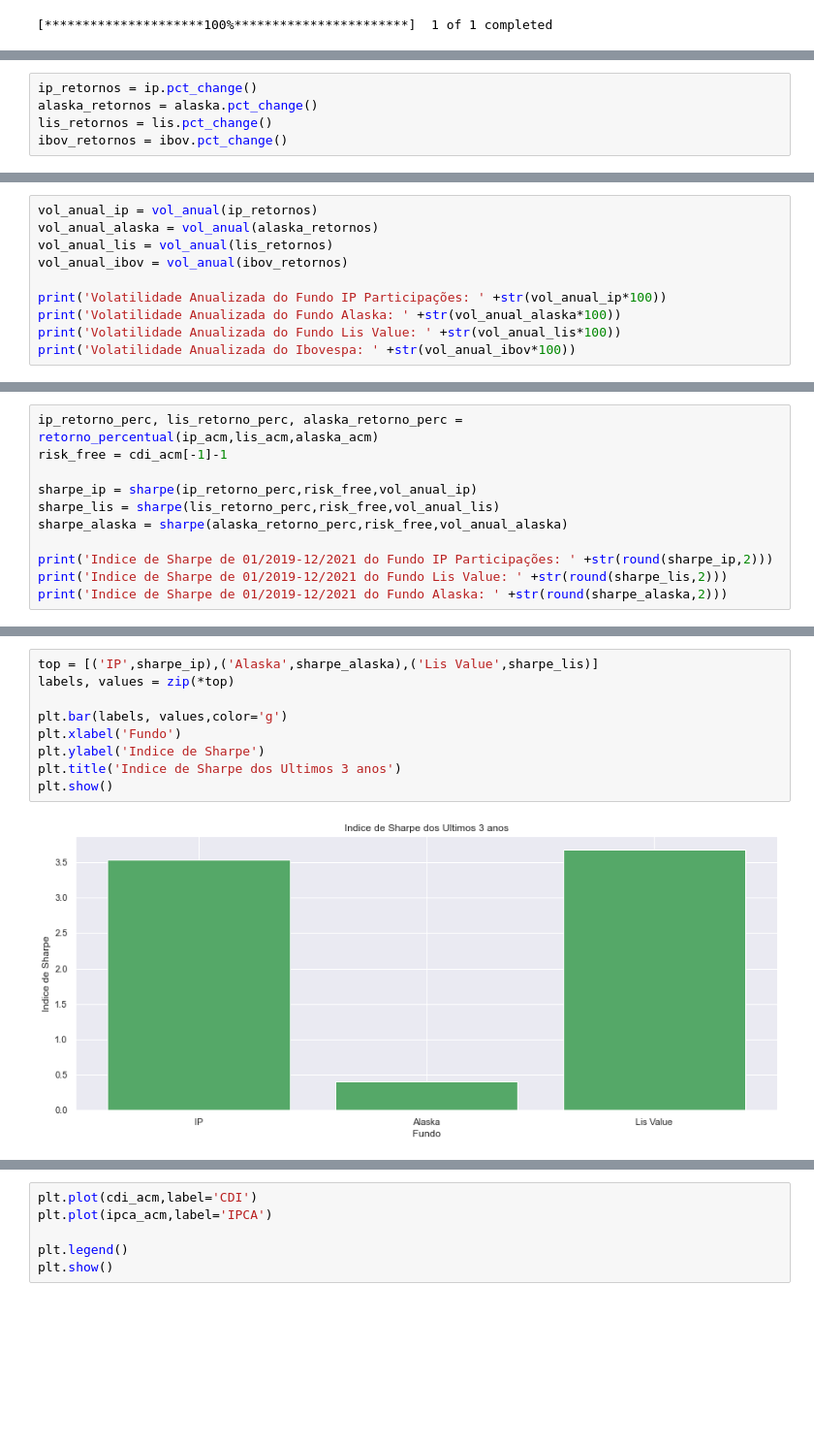
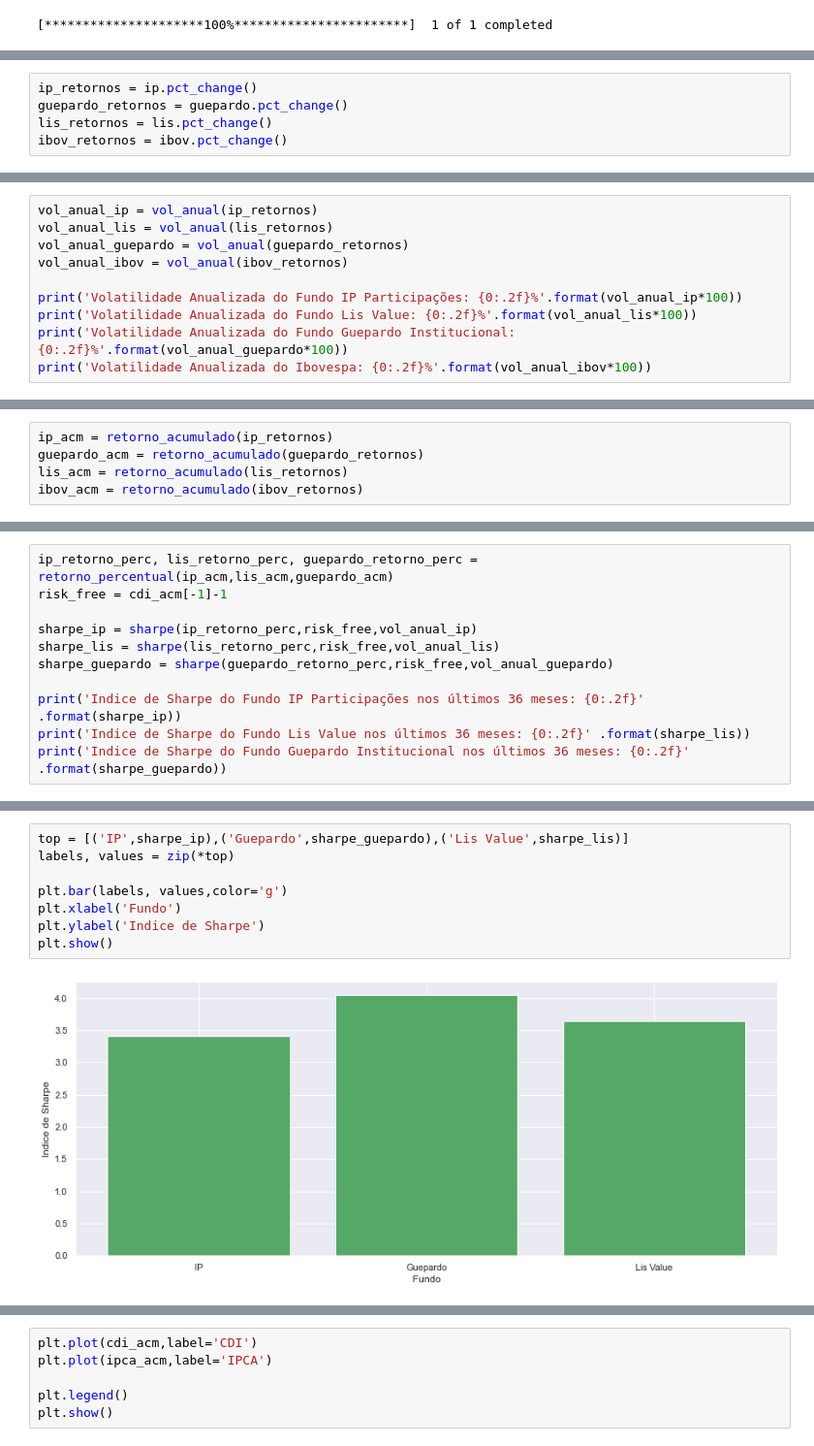
Before and after one commit to Lucasf961/analise-fundos-de-investimentos-XP, a Jupyter notebook: analise_fundos_inv.ipynb, the cells around one changed output, grey strips where cells are left out. Shown at 97% size. Saved outputs shown, nothing was run; the diff lists cells and outputs as text; blank space fills up the shorter version.

```diff
--- a/analise_fundos_inv.ipynb
+++ b/analise_fundos_inv.ipynb
@@ -62,6 +75,6 @@ ipca = import_indices('ipca','ipca')
 # %%
 ip_retornos = ip.pct_change()
-alaska_retornos = alaska.pct_change()
+guepardo_retornos = guepardo.pct_change()
 lis_retornos = lis.pct_change()
 ibov_retornos = ibov.pct_change()
 # %%
@@ -110,11 +107,11 @@ plt.show()
 # %%
 vol_anual_ip = vol_anual(ip_retornos)
-vol_anual_alaska = vol_anual(alaska_retornos)
 vol_anual_lis = vol_anual(lis_retornos)
+vol_anual_guepardo = vol_anual(guepardo_retornos)
 vol_anual_ibov = vol_anual(ibov_retornos)
 
-print('Volatilidade Anualizada do Fundo IP Participações: ' +str(vol_anual_ip*100))
-print('Volatilidade Anualizada do Fundo Alaska: ' +str(vol_anual_alaska*100))
-print('Volatilidade Anualizada do Fundo Lis Value: ' +str(vol_anual_lis*100))
-print('Volatilidade Anualizada do Ibovespa: ' +str(vol_anual_ibov*100))
+print('Volatilidade Anualizada do Fundo IP Participações: {0:.2f}%'.format(vol_anual_ip*100))
+print('Volatilidade Anualizada do Fundo Lis Value: {0:.2f}%'.format(vol_anual_lis*100))
+print('Volatilidade Anualizada do Fundo Guepardo Institucional: {0:.2f}%'.format(vol_anual_guepardo*100))
+print('Volatilidade Anualizada do Ibovespa: {0:.2f}%'.format(vol_anual_ibov*100))
 # %% [output]
@@ -135,0 +135,5 @@ plt.show()
+# %%
+ip_acm = retorno_acumulado(ip_retornos)
+guepardo_acm = retorno_acumulado(guepardo_retornos)
+lis_acm = retorno_acumulado(lis_retornos)
+ibov_acm = retorno_acumulado(ibov_retornos)
@@ -136,12 +157,12 @@ plt.show()
 # %%
-ip_retorno_perc, lis_retorno_perc, alaska_retorno_perc = retorno_percentual(ip_acm,lis_acm,alaska_acm)
+ip_retorno_perc, lis_retorno_perc, guepardo_retorno_perc = retorno_percentual(ip_acm,lis_acm,guepardo_acm)
 risk_free = cdi_acm[-1]-1
 
 sharpe_ip = sharpe(ip_retorno_perc,risk_free,vol_anual_ip)
 sharpe_lis = sharpe(lis_retorno_perc,risk_free,vol_anual_lis)
-sharpe_alaska = sharpe(alaska_retorno_perc,risk_free,vol_anual_alaska)
+sharpe_guepardo = sharpe(guepardo_retorno_perc,risk_free,vol_anual_guepardo)
 
-print('Indice de Sharpe de 01/2019-12/2021 do Fundo IP Participações: ' +str(round(sharpe_ip,2)))
-print('Indice de Sharpe de 01/2019-12/2021 do Fundo Lis Value: ' +str(round(sharpe_lis,2)))
-print('Indice de Sharpe de 01/2019-12/2021 do Fundo Alaska: ' +str(round(sharpe_alaska,2)))
+print('Indice de Sharpe do Fundo IP Participações nos últimos 36 meses: {0:.2f}' .format(sharpe_ip))
+print('Indice de Sharpe do Fundo Lis Value nos últimos 36 meses: {0:.2f}' .format(sharpe_lis))
+print('Indice de Sharpe do Fundo Guepardo Institucional nos últimos 36 meses: {0:.2f}' .format(sharpe_guepardo))
 # %% [output]
@@ -151,11 +172,10 @@ Indice de Sharpe de 01/2019-12/2021 do Fundo Alaska: 0.4
 # %%
-top = [('IP',sharpe_ip),('Alaska',sharpe_alaska),('Lis Value',sharpe_lis)]
+top = [('IP',sharpe_ip),('Guepardo',sharpe_guepardo),('Lis Value',sharpe_lis)]
 labels, values = zip(*top)
 
 plt.bar(labels, values,color='g')
 plt.xlabel('Fundo')
 plt.ylabel('Indice de Sharpe')
-plt.title('Indice de Sharpe dos Ultimos 3 anos')
 plt.show()
 # %% [output]
-[figure, old version]
+[figure, new version]
```
Also changed, not shown: parts of 26 cells of this notebook, 3 other files.
